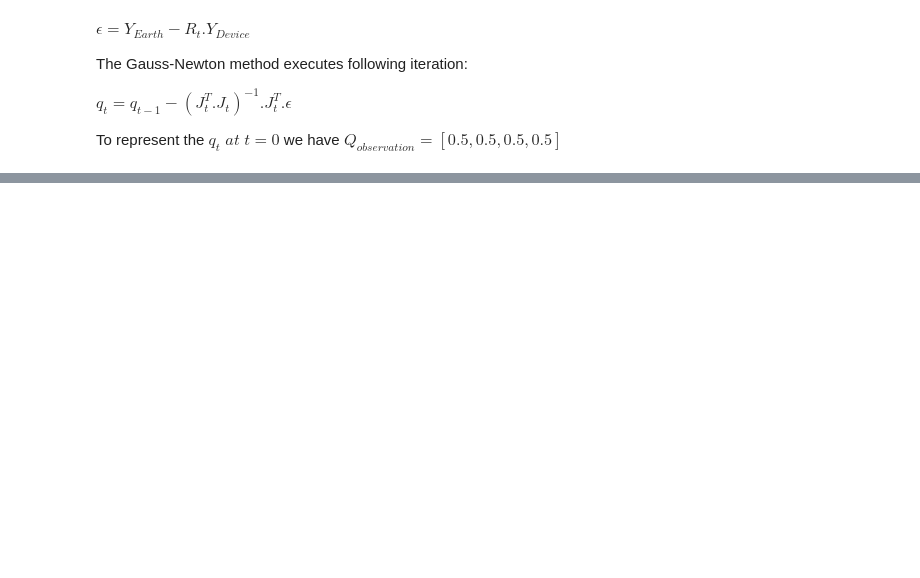
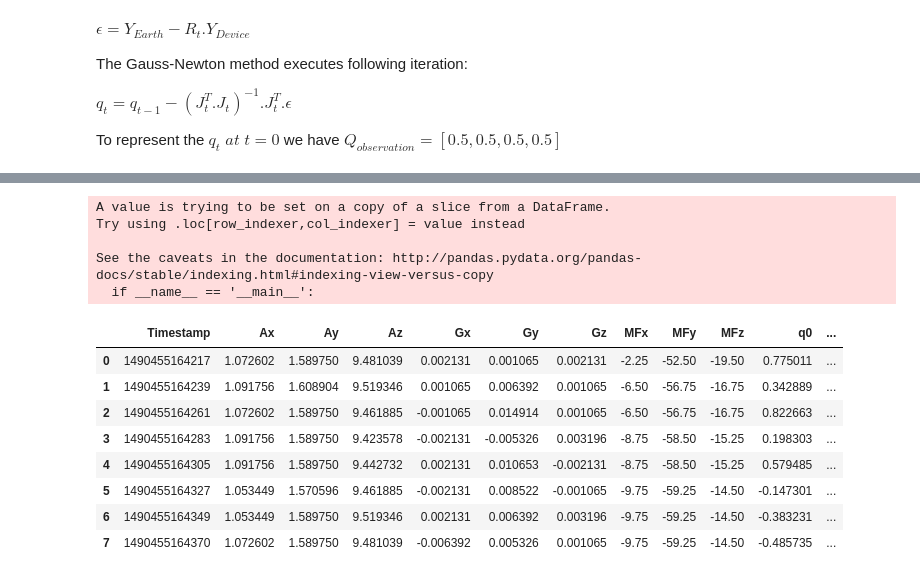
Before and after one commit to omkarkulkarni/Kalman_IMU_Sensor_Fusion, a Jupyter notebook: Gauss-Newton/TestGaussNewton.ipynb, the cells around one changed output, grey strips where cells are left out. Cells and saved outputs as stored; diff of their text form; code cells hidden in the pictures; blank space fills up the shorter version.

```diff
--- a/Gauss-Newton/TestGaussNewton.ipynb
+++ b/Gauss-Newton/TestGaussNewton.ipynb
@@ -312,0 +319,20 @@ Next set of Q_observation(normalised :) [0.7136167524057752, 0.44373631529381036
+# %%
+data["q0"] = q0 ;data["q1"] = q1 ;data["q2"] = q2 ;data["q3"] = q3
+# %% [output]
+A value is trying to be set on a copy of a slice from a DataFrame.
+Try using .loc[row_indexer,col_indexer] = value instead
+
+See the caveats in the documentation: http://pandas.pydata.org/pandas-docs/stable/indexing.html#indexing-view-versus-copy
+  if __name__ == '__main__':
+# %%
+data.head(8)
+# %% [output]
+|  | Timestamp | Ax | Ay | Az | Gx | Gy | Gz | MFx | MFy | MFz | q0 | ... |
+| 0 | 1490455164217 | 1.072602 | 1.589750 | 9.481039 | 0.002131 | 0.001065 | 0.002131 | -2.25 | -52.50 | -19.50 | 0.775011 | ... |
+| 1 | 1490455164239 | 1.091756 | 1.608904 | 9.519346 | 0.001065 | 0.006392 | 0.001065 | -6.50 | -56.75 | -16.75 | 0.342889 | ... |
+| 2 | 1490455164261 | 1.072602 | 1.589750 | 9.461885 | -0.001065 | 0.014914 | 0.001065 | -6.50 | -56.75 | -16.75 | 0.822663 | ... |
+| 3 | 1490455164283 | 1.091756 | 1.589750 | 9.423578 | -0.002131 | -0.005326 | 0.003196 | -8.75 | -58.50 | -15.25 | 0.198303 | ... |
+| 4 | 1490455164305 | 1.091756 | 1.589750 | 9.442732 | 0.002131 | 0.010653 | -0.002131 | -8.75 | -58.50 | -15.25 | 0.579485 | ... |
+| 5 | 1490455164327 | 1.053449 | 1.570596 | 9.461885 | -0.002131 | 0.008522 | -0.001065 | -9.75 | -59.25 | -14.50 | -0.147301 | ... |
+| 6 | 1490455164349 | 1.053449 | 1.589750 | 9.519346 | 0.002131 | 0.006392 | 0.003196 | -9.75 | -59.25 | -14.50 | -0.383231 | ... |
+| 7 | 1490455164370 | 1.072602 | 1.589750 | 9.481039 | -0.006392 | 0.005326 | 0.001065 | -9.75 | -59.25 | -14.50 | -0.485735 | ... |
```
Also changed, not shown: parts of 6 cells of this notebook.
